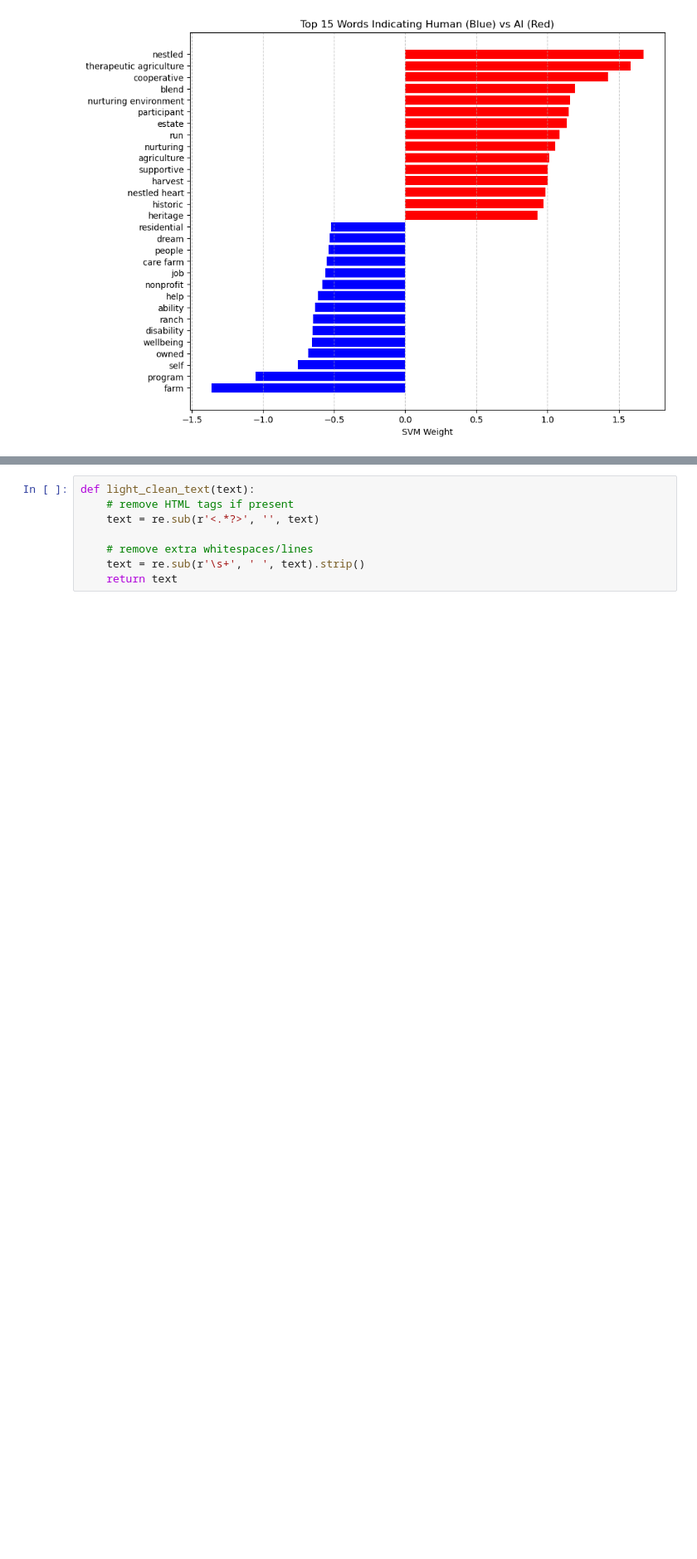
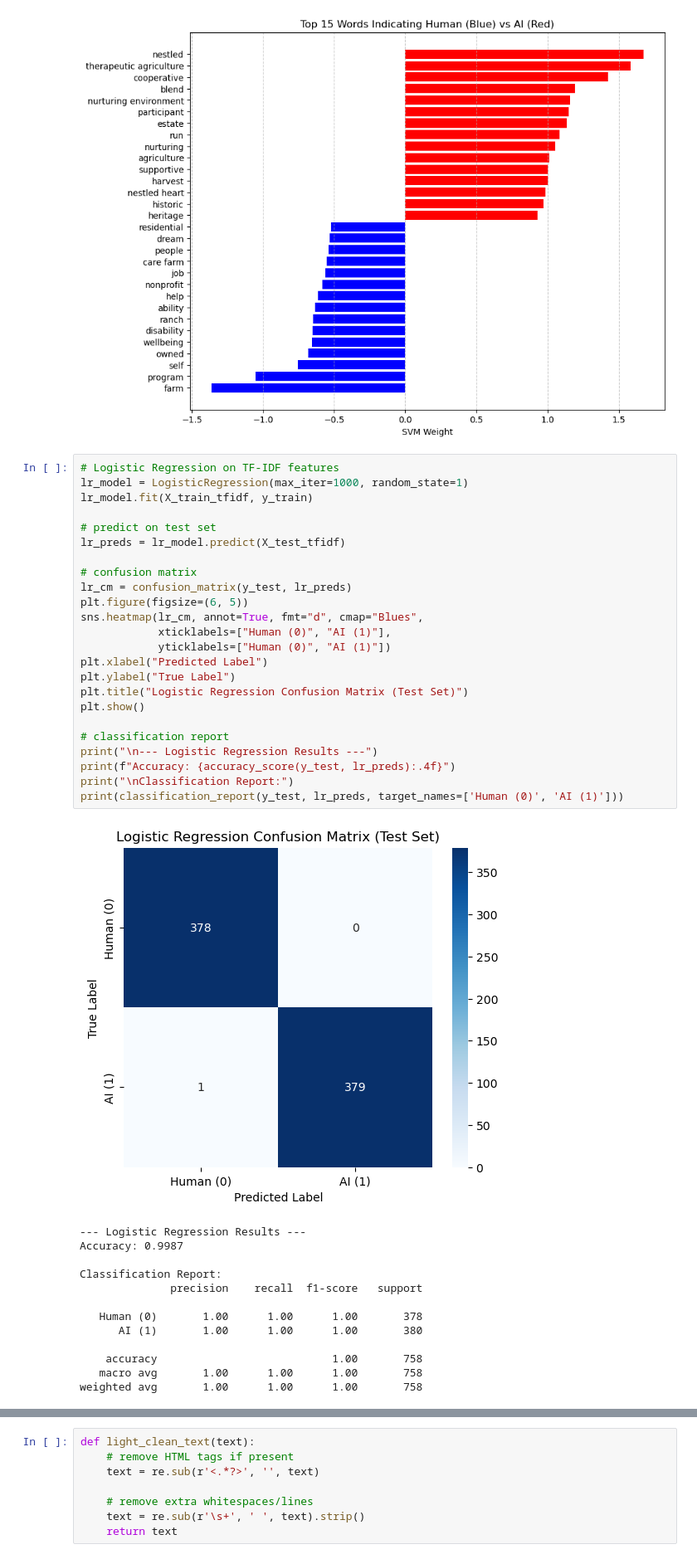
Before and after one commit to Husainz06/CSE881_AI_Detector, a Jupyter notebook: classification_models.ipynb, the cells around one changed output, grey strips where cells are left out. Shown at 83% size. Saved outputs shown, nothing was run; the diff lists cells and outputs as text; blank space fills up the shorter version.

Commit message:
logistic regression, random forest, gitignore update

```diff
--- a/classification_models.ipynb
+++ b/classification_models.ipynb
@@ -468,3 +482,41 @@ plt.grid(axis='x', linestyle='--', alpha=0.7)
 plt.show()
 # %% [output]
 [figure]
+# %%
+# Logistic Regression on TF-IDF features
+lr_model = LogisticRegression(max_iter=1000, random_state=1)
+lr_model.fit(X_train_tfidf, y_train)
+
+# predict on test set
+lr_preds = lr_model.predict(X_test_tfidf)
+
+# confusion matrix
+lr_cm = confusion_matrix(y_test, lr_preds)
+plt.figure(figsize=(6, 5))
+sns.heatmap(lr_cm, annot=True, fmt="d", cmap="Blues",
+            xticklabels=["Human (0)", "AI (1)"],
+            yticklabels=["Human (0)", "AI (1)"])
+plt.xlabel("Predicted Label")
+plt.ylabel("True Label")
+plt.title("Logistic Regression Confusion Matrix (Test Set)")
+plt.show()
+
+# classification report
+print("\n--- Logistic Regression Results ---")
+print(f"Accuracy: {accuracy_score(y_test, lr_preds):.4f}")
+print("\nClassification Report:")
+print(classification_report(y_test, lr_preds, target_names=['Human (0)', 'AI (1)']))
+# %% [output]
+[figure, added]
+--- Logistic Regression Results ---
+Accuracy: 0.9987
+
+Classification Report:
+              precision    recall  f1-score   support
+
+   Human (0)       1.00      1.00      1.00       378
+      AI (1)       1.00      1.00      1.00       380
+
+    accuracy                           1.00       758
+   macro avg       1.00      1.00      1.00       758
+weighted avg       1.00      1.00      1.00       758
```
Also changed, not shown: parts of 11 cells of this notebook, 1 other file.
